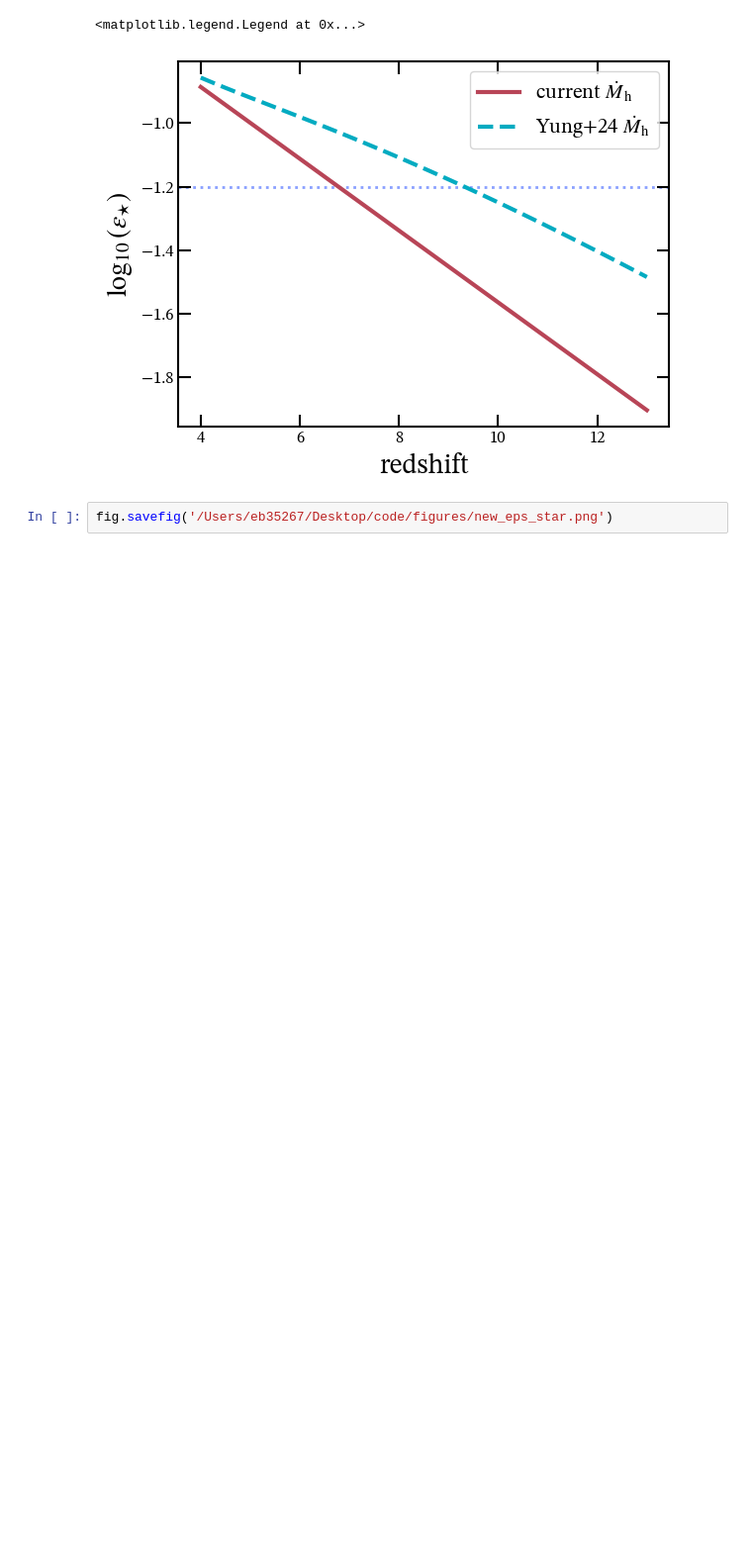
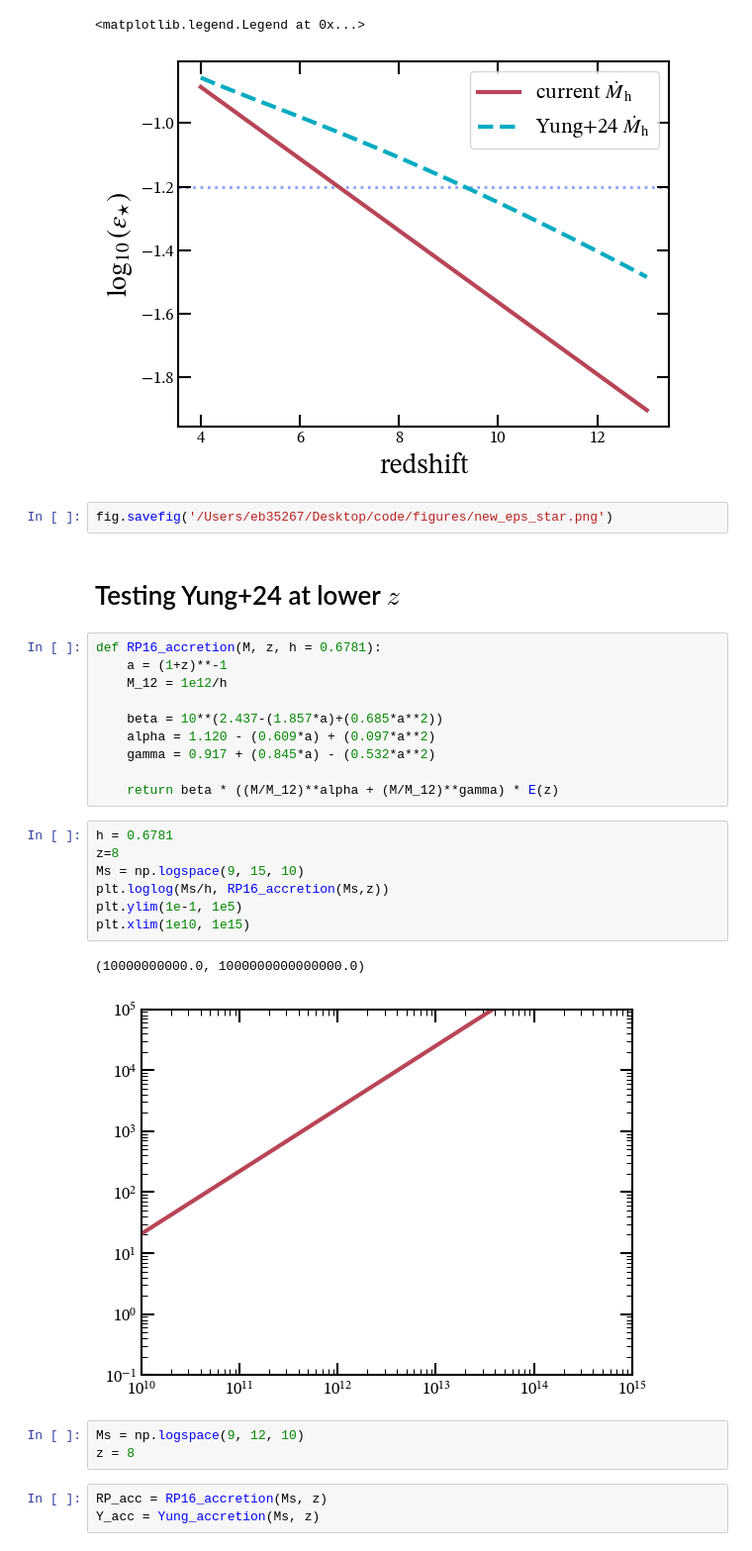
Before and after one commit to ebregou/modeling_stochasticity, a Jupyter notebook: notebooks/accretion_rate.ipynb, the cells around one changed output. Shown at 99% size. Cells and saved outputs as stored; diff of their text form; blank space fills up the shorter version.

```diff
--- a/notebooks/accretion_rate.ipynb
+++ b/notebooks/accretion_rate.ipynb
@@ -109,3 +115,31 @@ ax.legend()
 [figure]
 # %%
 fig.savefig('/Users/eb35267/Desktop/code/figures/new_eps_star.png')
+# %% [markdown]
+# Testing Yung+24 at lower $z$
+# %%
+def RP16_accretion(M, z, h = 0.6781):
+    a = (1+z)**-1
+    M_12 = 1e12/h
+
+    beta = 10**(2.437-(1.857*a)+(0.685*a**2))
+    alpha = 1.120 - (0.609*a) + (0.097*a**2)
+    gamma = 0.917 + (0.845*a) - (0.532*a**2)
+
+    return beta * ((M/M_12)**alpha + (M/M_12)**gamma) * E(z)
+# %%
+h = 0.6781
+z=8
+Ms = np.logspace(9, 15, 10)
+plt.loglog(Ms/h, RP16_accretion(Ms,z))
+plt.ylim(1e-1, 1e5)
+plt.xlim(1e10, 1e15)
+# %% [output]
+(10000000000.0, 1000000000000000.0)
+[figure, added]
+# %%
+Ms = np.logspace(9, 12, 10)
+z = 8
+# %%
+RP_acc = RP16_accretion(Ms, z)
+Y_acc = Yung_accretion(Ms, z)
```
Also changed, not shown: parts of 7 cells of this notebook, 1 other file.
